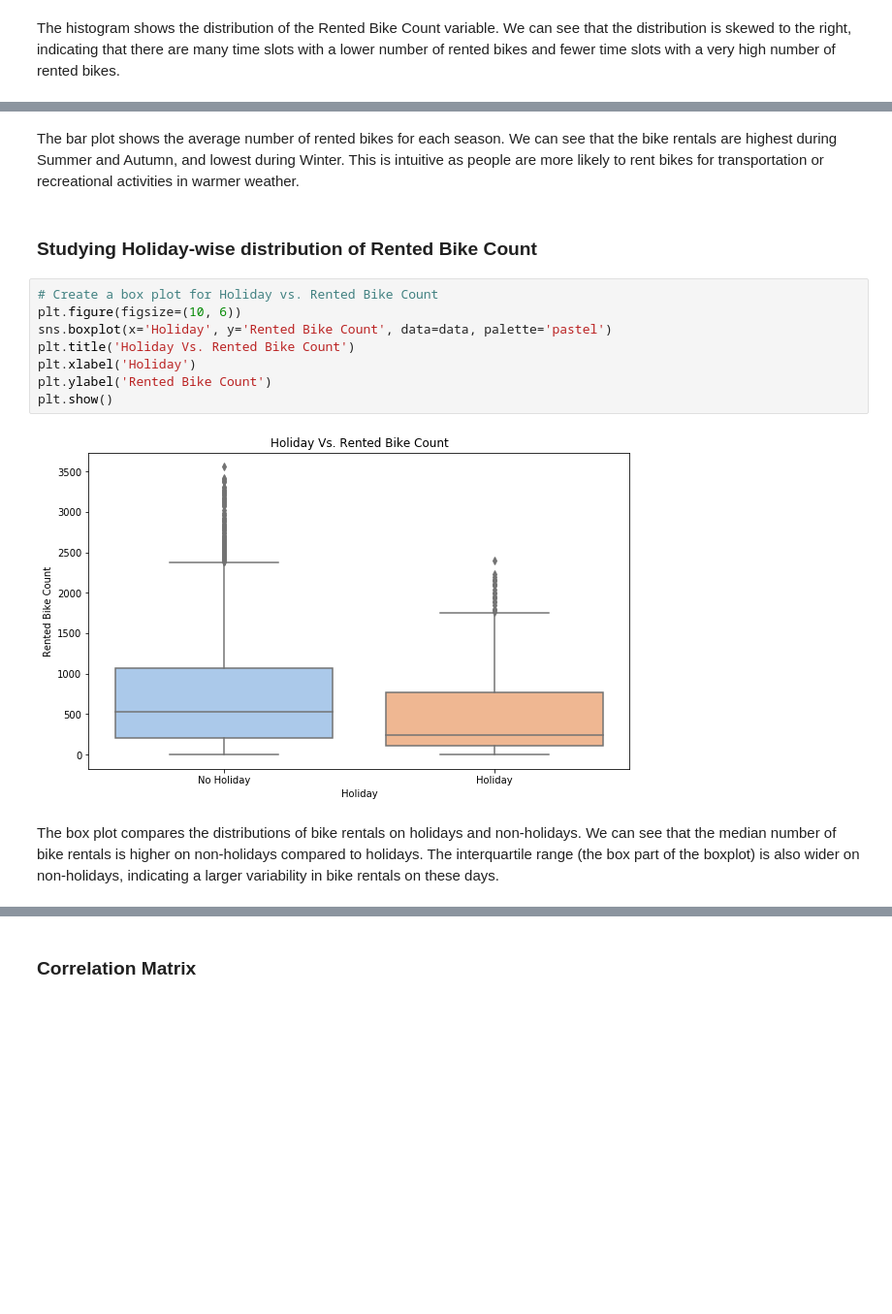
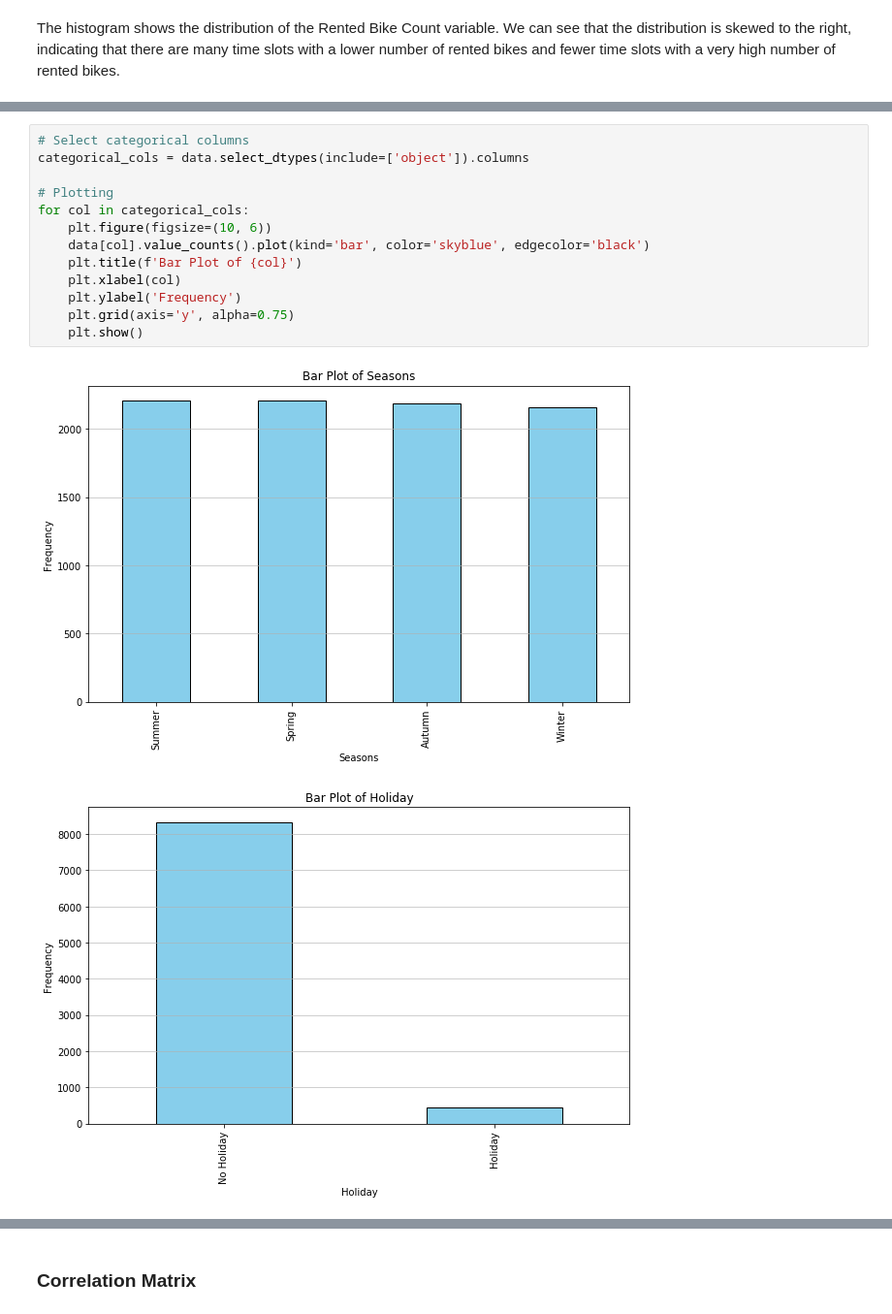
Before and after one commit to sudhir-singh94/Regression_Seoul_Bike_Data, a Jupyter notebook: Regression_Seoul_Bike_Data.ipynb, the cells around one changed output, grey strips where cells are left out. Shown at 97% size. Drawn from its saved outputs; the diff is of its cells as text; blank space fills up the shorter version.

```diff
--- a/Regression_Seoul_Bike_Data.ipynb
+++ b/Regression_Seoul_Bike_Data.ipynb
@@ -431,16 +435,16 @@ plt.show()
-# %% [markdown]
-The bar plot shows the average number of rented bikes for each season. We can see that the bike rentals are highest during Summer and Autumn, and lowest during Winter. This is intuitive as people are more likely to rent bikes for transportation or recreational activities in warmer weather.
-# %% [markdown]
-### Studying Holiday-wise distribution of Rented Bike Count
-# %%
-# Create a box plot for Holiday vs. Rented Bike Count
-plt.figure(figsize=(10, 6))
-sns.boxplot(x='Holiday', y='Rented Bike Count', data=data, palette='pastel')
-plt.title('Holiday Vs. Rented Bike Count')
-plt.xlabel('Holiday')
-plt.ylabel('Rented Bike Count')
-plt.show()
-# %% [output]
-[figure, removed]
-# %% [markdown]
-The box plot compares the distributions of bike rentals on holidays and non-holidays. We can see that the median number of bike rentals is higher on non-holidays compared to holidays. The interquartile range (the box part of the boxplot) is also wider on non-holidays, indicating a larger variability in bike rentals on these days.
+# %%
+# Select categorical columns
+categorical_cols = data.select_dtypes(include=['object']).columns
+
+# Plotting
+for col in categorical_cols:
+    plt.figure(figsize=(10, 6))
+    data[col].value_counts().plot(kind='bar', color='skyblue', edgecolor='black')
+    plt.title(f'Bar Plot of {col}')
+    plt.xlabel(col)
+    plt.ylabel('Frequency')
+    plt.grid(axis='y', alpha=0.75)
+    plt.show()
+# %% [output]
+[figure, added]
+[figure, added]
```
Also changed, not shown: parts of 97 cells of this notebook.
